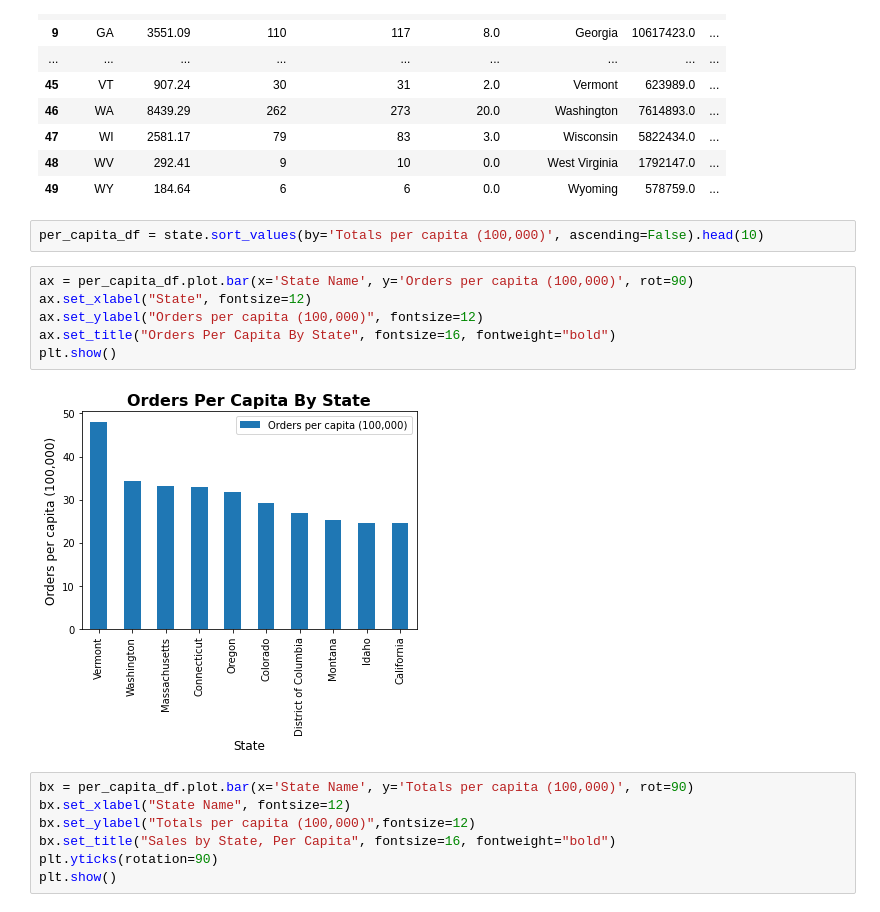
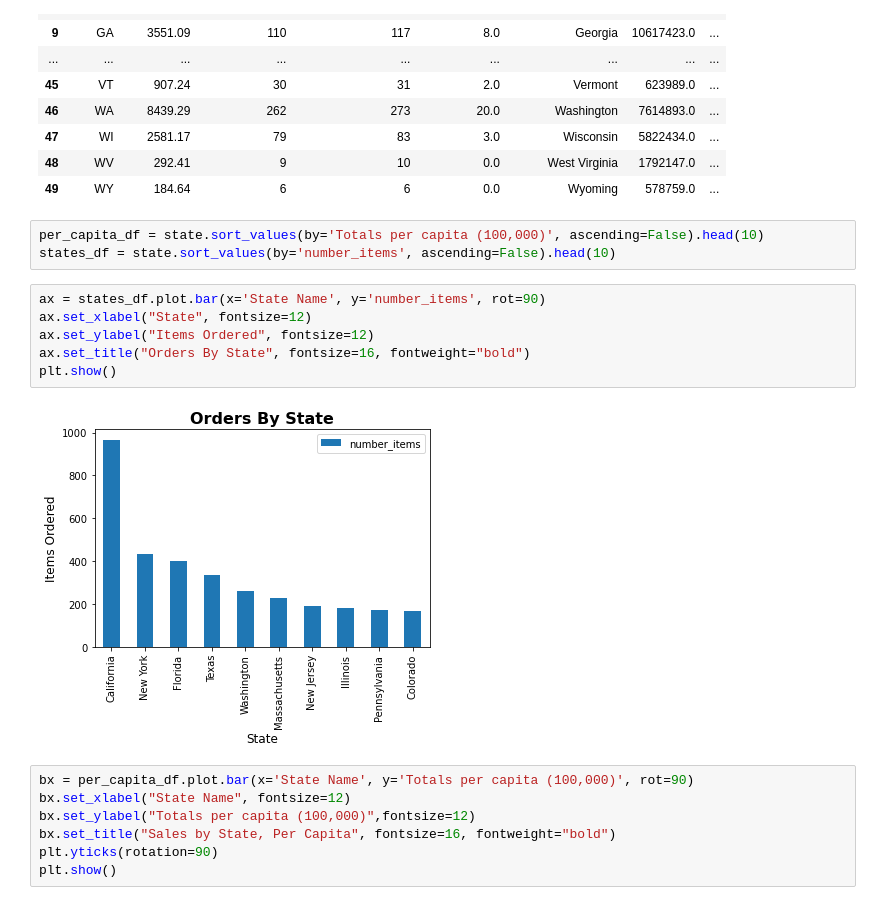
Before and after one commit to rstrong341/Bamboo_Advertising_Report, a Jupyter notebook: Orders_Viz.ipynb, the cells around one changed output. Cells and saved outputs as stored; diff of their text form.

Commit message:
new graphs

```diff
--- a/Orders_Viz.ipynb
+++ b/Orders_Viz.ipynb
@@ -49,14 +57,15 @@ state
 | 49 | WY | 184.64 | 6 | 6 | 0.0 | Wyoming | 578759.0 | ... |
 # %%
 per_capita_df = state.sort_values(by='Totals per capita (100,000)', ascending=False).head(10)
+states_df = state.sort_values(by='number_items', ascending=False).head(10)
 # %%
-ax = per_capita_df.plot.bar(x='State Name', y='Orders per capita (100,000)', rot=90)
+ax = states_df.plot.bar(x='State Name', y='number_items', rot=90)
 ax.set_xlabel("State", fontsize=12)
-ax.set_ylabel("Orders per capita (100,000)", fontsize=12)
-ax.set_title("Orders Per Capita By State", fontsize=16, fontweight="bold")
+ax.set_ylabel("Items Ordered", fontsize=12)
+ax.set_title("Orders By State", fontsize=16, fontweight="bold")
 plt.show()
 # %% [output]
-[figure, old version]
+[figure, new version]
 # %%
 bx = per_capita_df.plot.bar(x='State Name', y='Totals per capita (100,000)', rot=90)
 bx.set_xlabel("State Name", fontsize=12)
```
Also changed, not shown: parts of 3 cells of this notebook, 9 other files.
